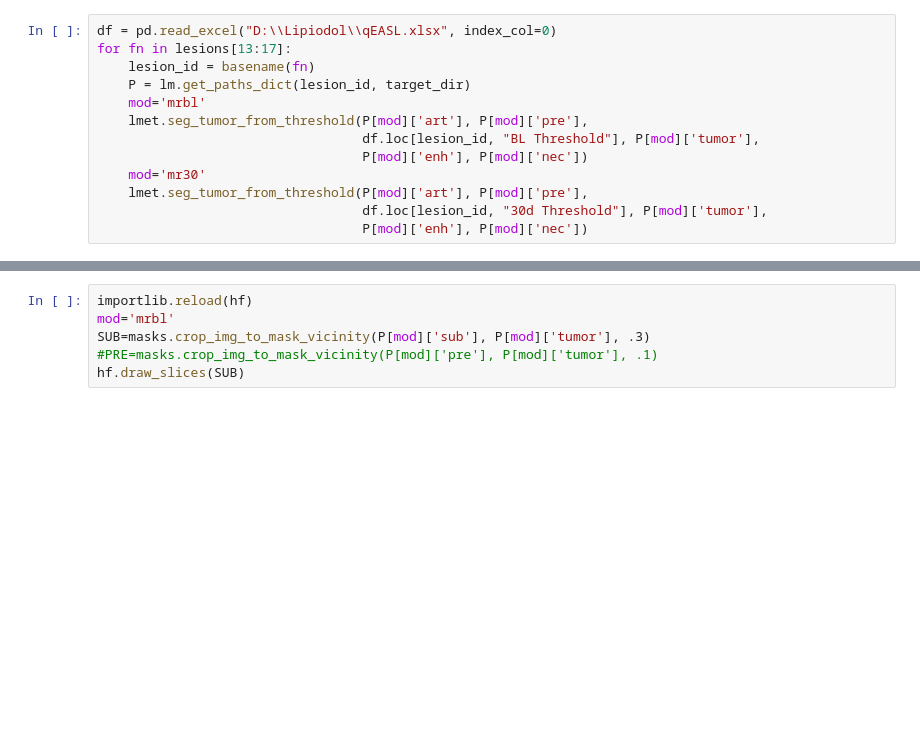
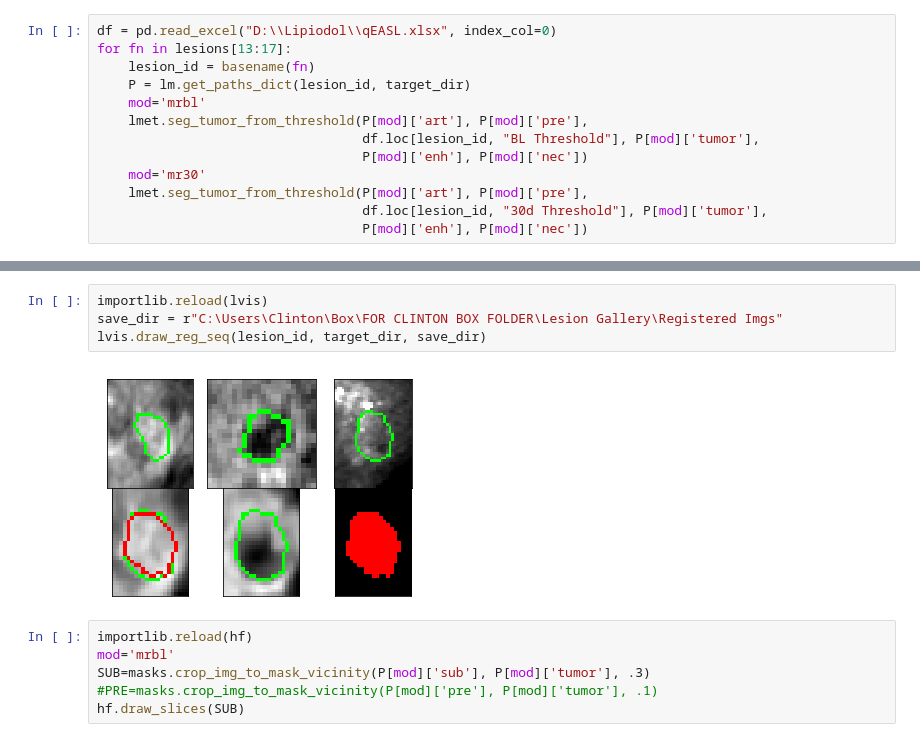
Before and after one commit to clintonjwang/lipiodol, a Jupyter notebook: data-retriever.ipynb, the cells around one changed output, grey strips where cells are left out. Drawn from its saved outputs; the diff is of its cells as text; blank space fills up the shorter version.

```diff
--- a/data-retriever.ipynb
+++ b/data-retriever.ipynb
@@ -340,3 +350,9 @@ masks.draw_mask(P[mod]['nec'], P[mod]['art'], limit_mask_path=P[mod]['tumor']);
+# %%
+importlib.reload(lvis)
+save_dir = r"C:\Users\Clinton\Box\FOR CLINTON BOX FOLDER\Lesion Gallery\Registered Imgs"
+lvis.draw_reg_seq(lesion_id, target_dir, save_dir)
+# %% [output]
+[figure, added]
 # %%
 importlib.reload(hf)
 mod='mrbl'
```
Also changed, not shown: parts of 9 cells of this notebook, 4 other files.
